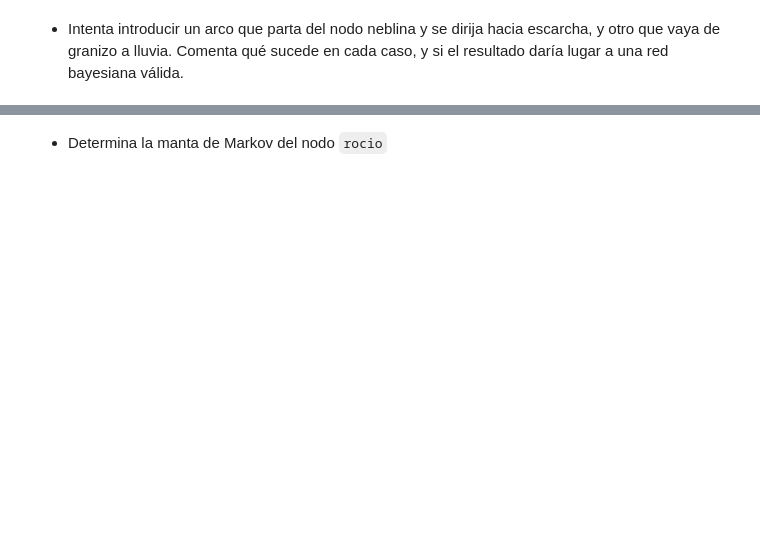
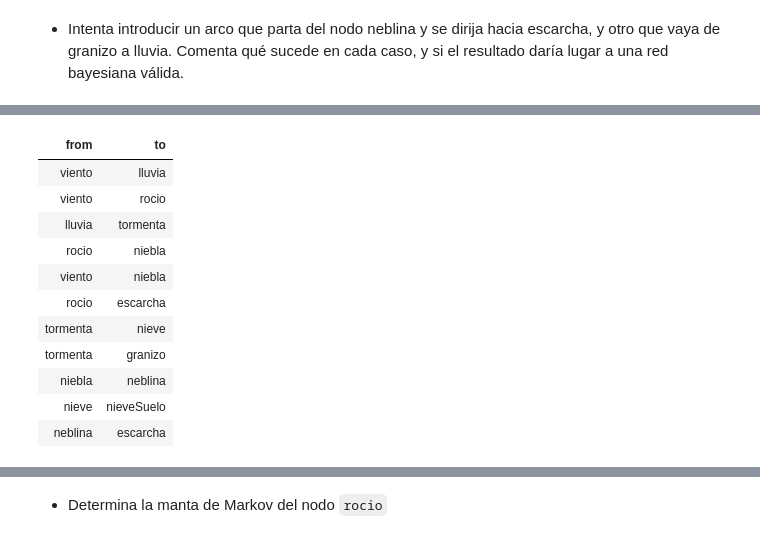
Before and after one commit to yerartdev/m1970-machine-learning-ii, a Jupyter notebook: deliverable/tarea-04/T02_RedesBayesianas.ipynb, the cells around one changed output, grey strips where cells are left out. Drawn from its saved outputs; the diff is of its cells as text; code cells hidden in the pictures; blank space fills up the shorter version.

```diff
--- a/deliverable/tarea-04/T02_RedesBayesianas.ipynb
+++ b/deliverable/tarea-04/T02_RedesBayesianas.ipynb
@@ -169,2 +160,7 @@ bnlearn::vstructs(x = pdag, moral = FALSE, debug = TRUE)
 # %% [markdown]
 * Intenta introducir un arco que parta del nodo neblina y se dirija hacia escarcha, y otro que vaya de granizo a lluvia. Comenta qué sucede en cada caso, y si el resultado daría lugar a una red bayesiana válida.
+# %%
+# http://www.bnlearn.com/documentation/man/arcops.html
+#::nota::hago el cambio en pdag2 y consrvo el "original" en pdag
+pdag2 <- bnlearn::set.arc(x = pdag2, from = 'neblina', to = 'escarcha',
+                 debug = TRUE)
@@ -170,0 +185,16 @@ bnlearn::vstructs(x = pdag, moral = FALSE, debug = TRUE)
+# %%
+#::GMG::arco agregado
+bnlearn::arcs(x = pdag2)
+# %% [output]
+| from | to |
+| viento | lluvia |
+| viento | rocio |
+| lluvia | tormenta |
+| rocio | niebla |
+| viento | niebla |
+| rocio | escarcha |
+| tormenta | nieve |
+| tormenta | granizo |
+| niebla | neblina |
+| nieve | nieveSuelo |
+| neblina | escarcha |
```
Also changed, not shown: parts of 34 cells of this notebook.
